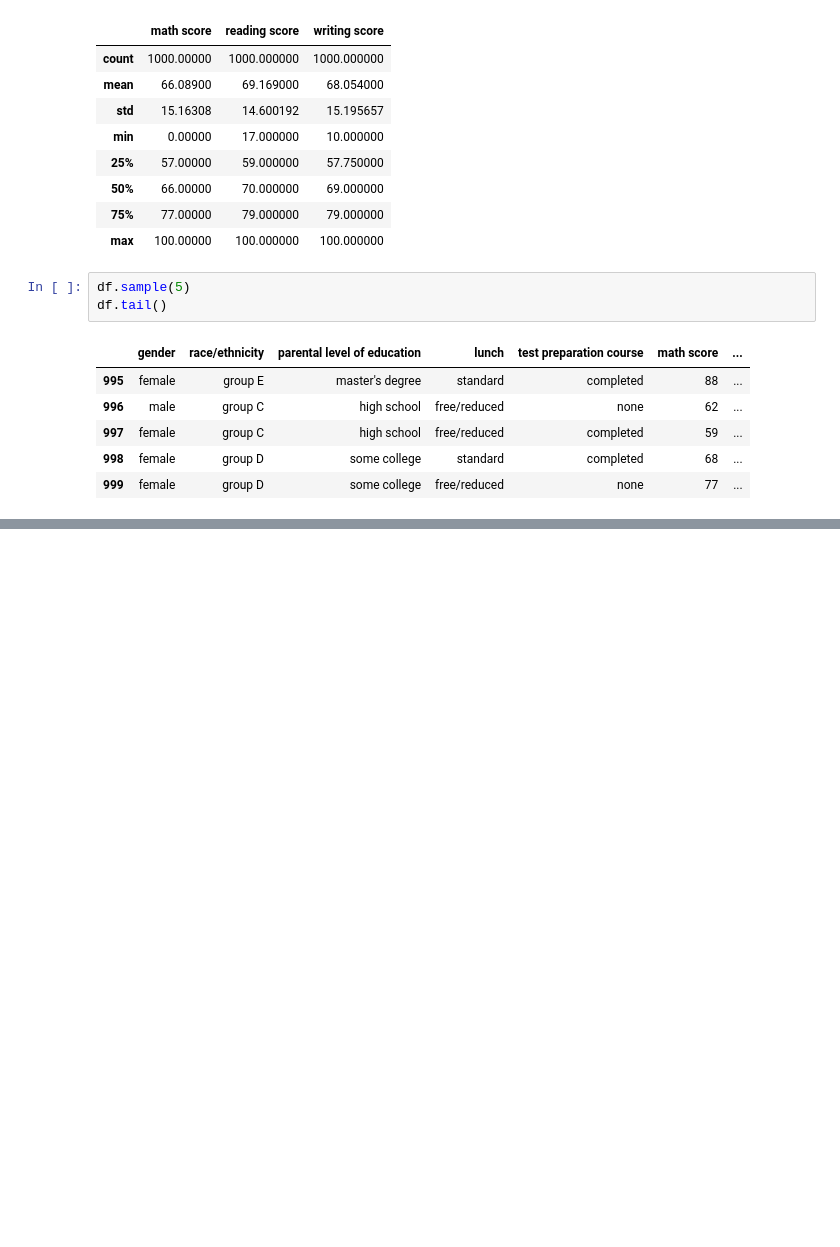
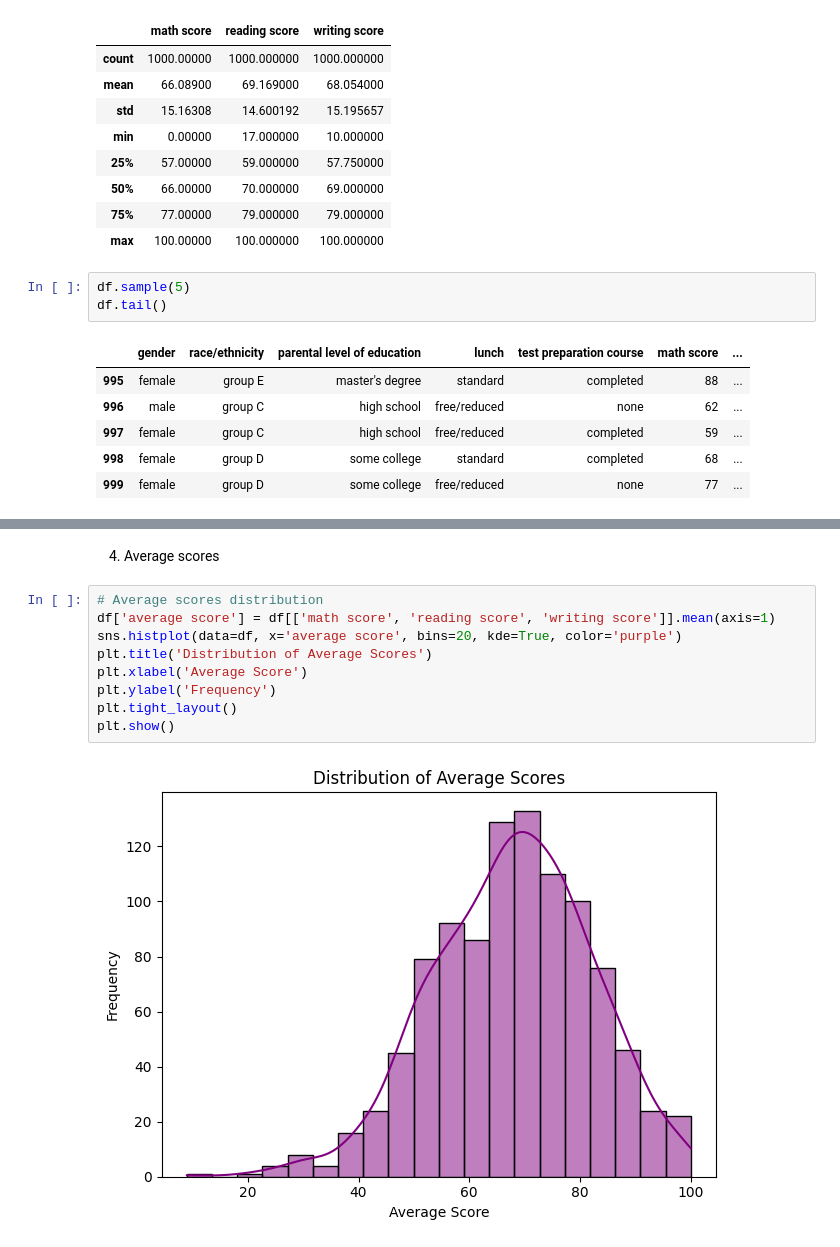
Before and after one commit to kkbbmrl/EDA, a Jupyter notebook: hello.ipynb, the cells around one changed output, grey strips where cells are left out. Cells and saved outputs as stored; diff of their text form; blank space fills up the shorter version.

```diff
--- a/hello.ipynb
+++ b/hello.ipynb
@@ -71,0 +132,13 @@ Shape of dataset: (1000, 8)
+# %% [markdown]
+4. Average scores
+# %%
+# Average scores distribution
+df['average score'] = df[['math score', 'reading score', 'writing score']].mean(axis=1)
+sns.histplot(data=df, x='average score', bins=20, kde=True, color='purple')
+plt.title('Distribution of Average Scores')
+plt.xlabel('Average Score')
+plt.ylabel('Frequency')
+plt.tight_layout()
+plt.show()
+# %% [output]
+[figure, added]
```
Also changed, not shown: parts of 27 cells of this notebook.
